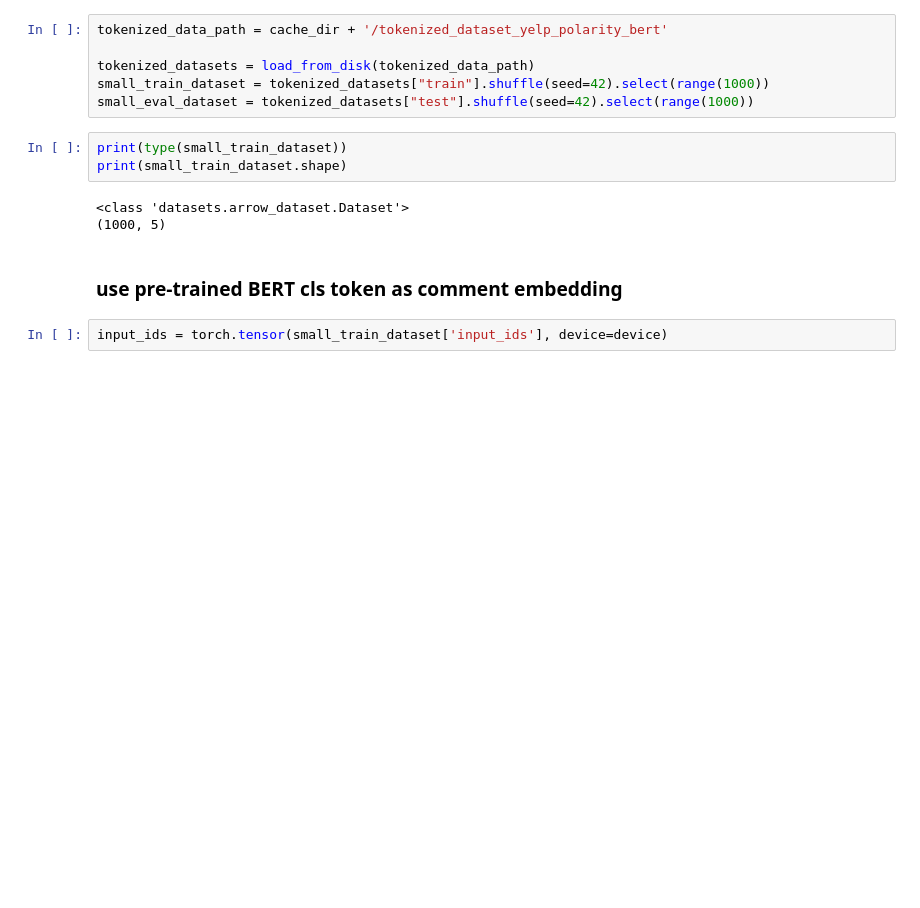
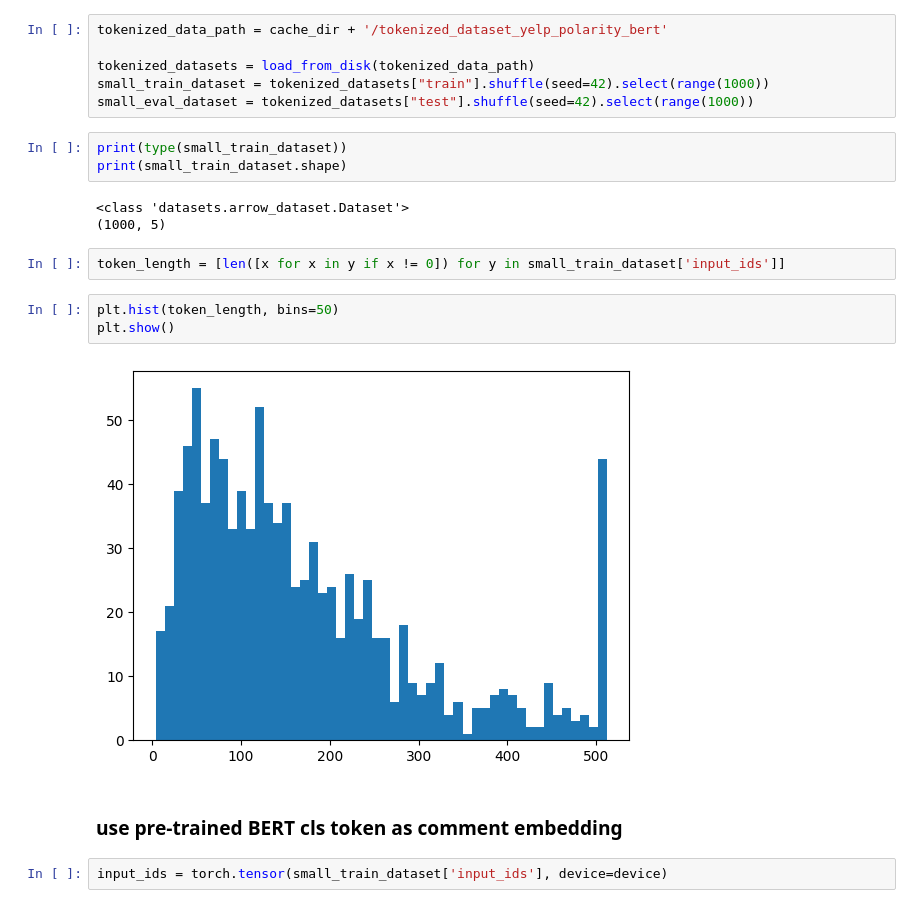
Before and after one commit to jackpck/LLM, a Jupyter notebook: use_cases/topic_discovery.ipynb, the cells around one changed output. Saved outputs shown, nothing was run; the diff lists cells and outputs as text; blank space fills up the shorter version.

```diff
--- a/use_cases/topic_discovery.ipynb
+++ b/use_cases/topic_discovery.ipynb
@@ -127,6 +135,13 @@ print(small_train_dataset.shape)
 # %% [output]
 <class 'datasets.arrow_dataset.Dataset'>
 (1000, 5)
+# %%
+token_length = [len([x for x in y if x != 0]) for y in small_train_dataset['input_ids']]
+# %%
+plt.hist(token_length, bins=50)
+plt.show()
+# %% [output]
+[figure, added]
 # %% [markdown]
 ### use pre-trained BERT cls token as comment embedding
 # %%
```
Also changed, not shown: parts of 45 cells of this notebook, 3 other files.
